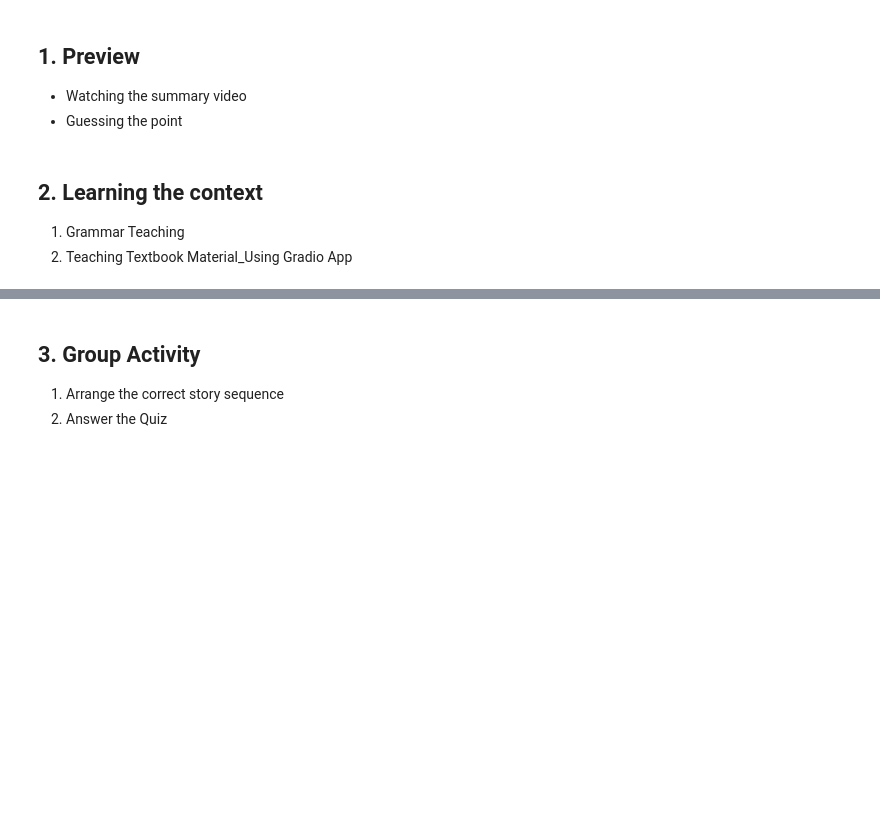
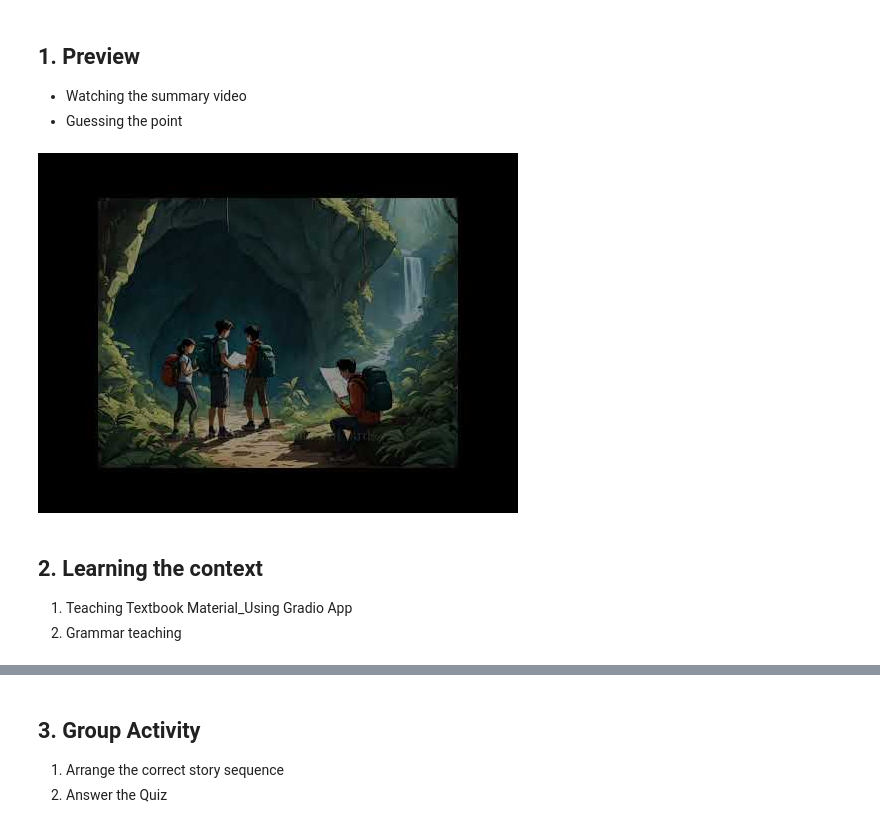
Before and after one commit to dhlee3146/G5_final_project, a Jupyter notebook: G5_final_project_final_ver_.ipynb, the cells around one changed output, grey strips where cells are left out. Cells and saved outputs as stored; diff of their text form; code cells hidden in the pictures; blank space fills up the shorter version.

```diff
--- a/G5_final_project_final_ver_.ipynb
+++ b/G5_final_project_final_ver_.ipynb
@@ -14,9 +25,17 @@
 
 *   Watching the summary video
 *   Guessing the point
+# %%
+#@markdown Video to watch (from Youtube): Watching the summary video
+
+from IPython.display import YouTubeVideo
+
+YouTubeVideo('tbcTrKZldbw', width=600, height=400)  # This is an example video ID
+# %% [output]
+[figure, added]
 # %% [markdown]
 ## 2. Learning the context
 
 
-1.   Grammar Teaching
-2.   Teaching Textbook Material_Using Gradio App
+1.   Teaching Textbook Material_Using Gradio App
+2.   Grammar teaching
```
Also changed, not shown: parts of 12 cells of this notebook.
